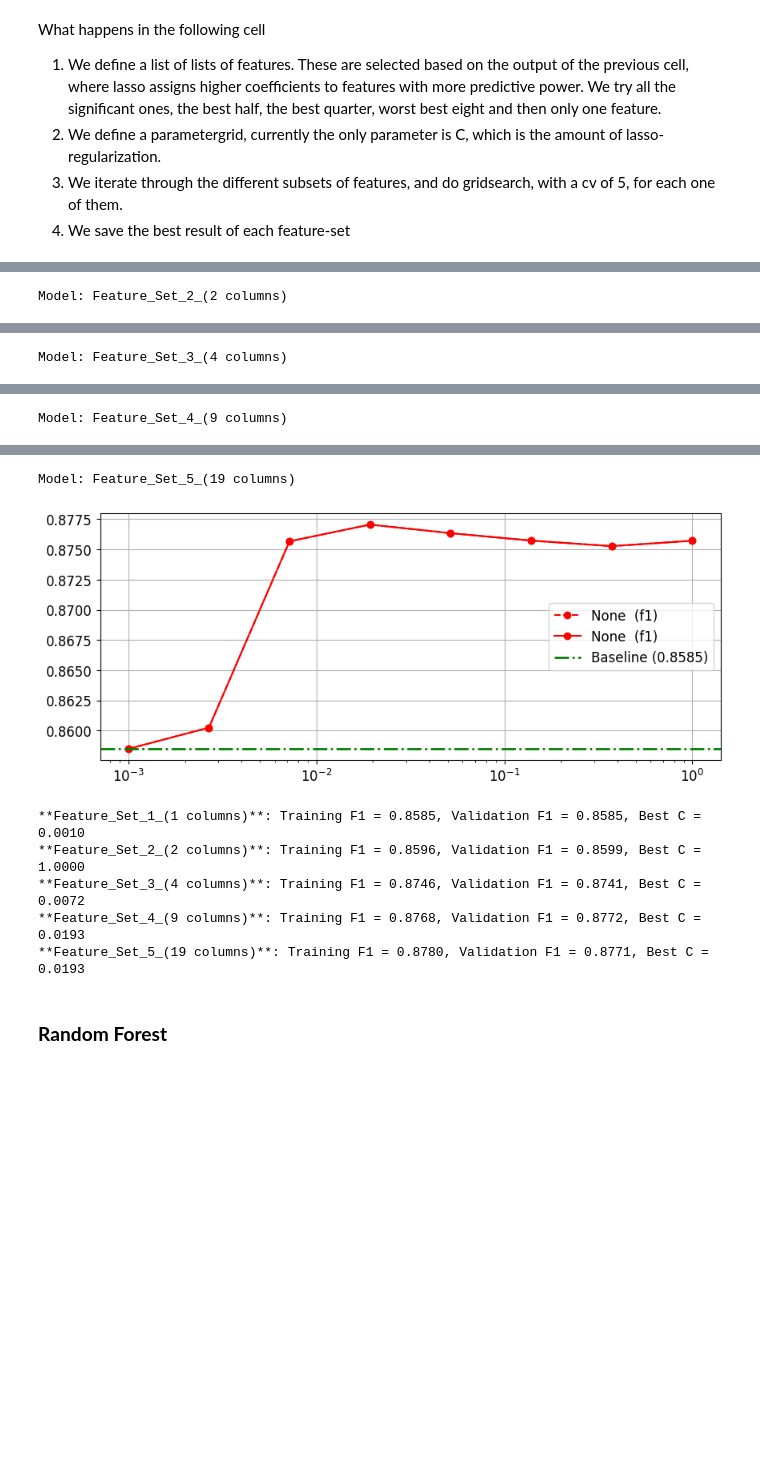
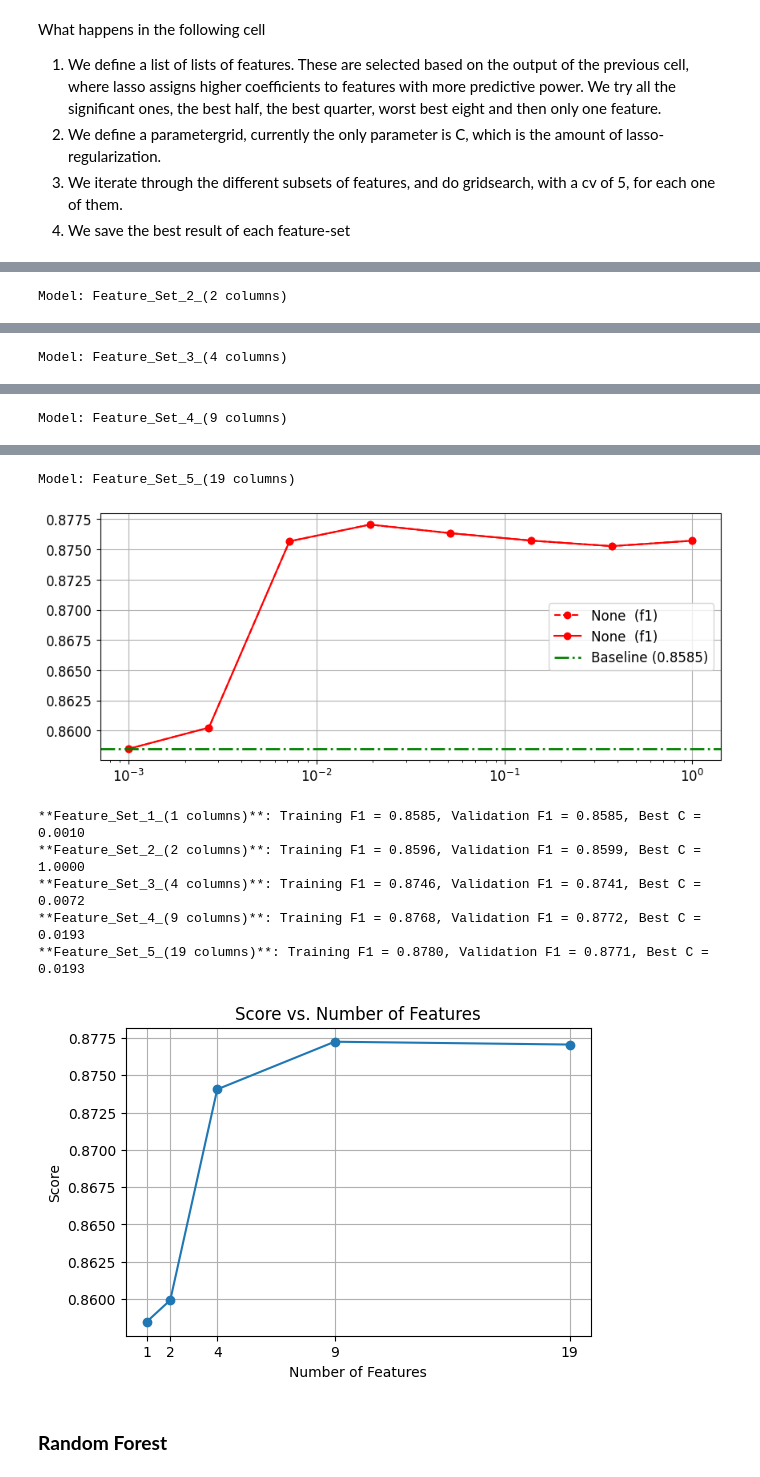
Before and after one commit to NilsHLund/f1-dnf-analysis, a Jupyter notebook: 41/code.ipynb, the cells around one changed output, grey strips where cells are left out. Drawn from its saved outputs; the diff is of its cells as text; code cells hidden in the pictures; blank space fills up the shorter version.

```diff
--- a/41/code.ipynb
+++ b/41/code.ipynb
@@ -518,10 +518,11 @@ pipe = Pipeline([
 
 
 results = {}
+scores = []
 
 #Finding baseline
 baseLinePredictions = np.ones_like(y_train)
-f1Baseline = f1_score(y_train, baseLinePredictions)
+f1Baseline = f1_score(baseLinePredictions, y_train)
 print(f"Baseline f1-score is: {f1Baseline}")
 
 
@@ -542,38 +543,56 @@ for i, features in enumerate(listsOfFeatures):
 
    training_f1 = f1_score(y_train, y_train_pred)
 
+
+
    #Storing results
    results[key] = {
        'model_family': 'LogisticRegression',
        'num_features': len(features),
        'training_f1': training_f1,
        'validation_f1': grid.best_score_,
        'best_c': grid.best_params_['model__C'],
-       'best_class_weight': grid.best_params_['model__class_weight'],
        'best_params': grid.best_params_,
        'features_used': features
    }
+   scores.append((grid.best_score_, len(features)))
 
 for key, res in results.items():
    print(f"**{key}**: Training F1 = {res['training_f1']:.4f}, Validation F1 = {res['validation_f1']:.4f}, Best C = {res['best_c']:.4f}")
+
+#logic to plot how validation scores go as the number of features used varies
+score_values = [s for s, n in scores]
+feature_counts = [n for s, n in scores]
+
+plt.figure(figsize=(6,4))
+plt.plot(feature_counts, score_values, marker='o')
+
+plt.xlabel("Number of Features")
+plt.ylabel("Score")
+plt.title("Score vs. Number of Features")
+
+plt.xticks(feature_counts)    # force integer ticks on the x-axis
+plt.grid(True)
+plt.show()
 # %% [output]
 ['grid', 'year', 'constructorRef_ferrari', 'constructorRef_mclaren', 'constructorRef_williams', 'circuitRef_nurburgring', 'constructorRef_red_bull', 'circuitRef_monaco', 'constructorRef_ligier', 'mont ...
 Baseline f1-score is: 0.8584779706275033
 Model: Feature_Set_1_(1 columns)
 [figure]
 Model: Feature_Set_2_(2 columns)
 [figure]
 Model: Feature_Set_3_(4 columns)
 [figure]
 Model: Feature_Set_4_(9 columns)
 [figure]
 Model: Feature_Set_5_(19 columns)
 [figure]
 **Feature_Set_1_(1 columns)**: Training F1 = 0.8585, Validation F1 = 0.8585, Best C = 0.0010
 **Feature_Set_2_(2 columns)**: Training F1 = 0.8596, Validation F1 = 0.8599, Best C = 1.0000
 **Feature_Set_3_(4 columns)**: Training F1 = 0.8746, Validation F1 = 0.8741, Best C = 0.0072
 **Feature_Set_4_(9 columns)**: Training F1 = 0.8768, Validation F1 = 0.8772, Best C = 0.0193
 **Feature_Set_5_(19 columns)**: Training F1 = 0.8780, Validation F1 = 0.8771, Best C = 0.0193
+[figure, added]
 # %% [markdown]
 ### **Random Forest**
 # %%
```
Also changed, not shown: parts of 1 cell of this notebook.
